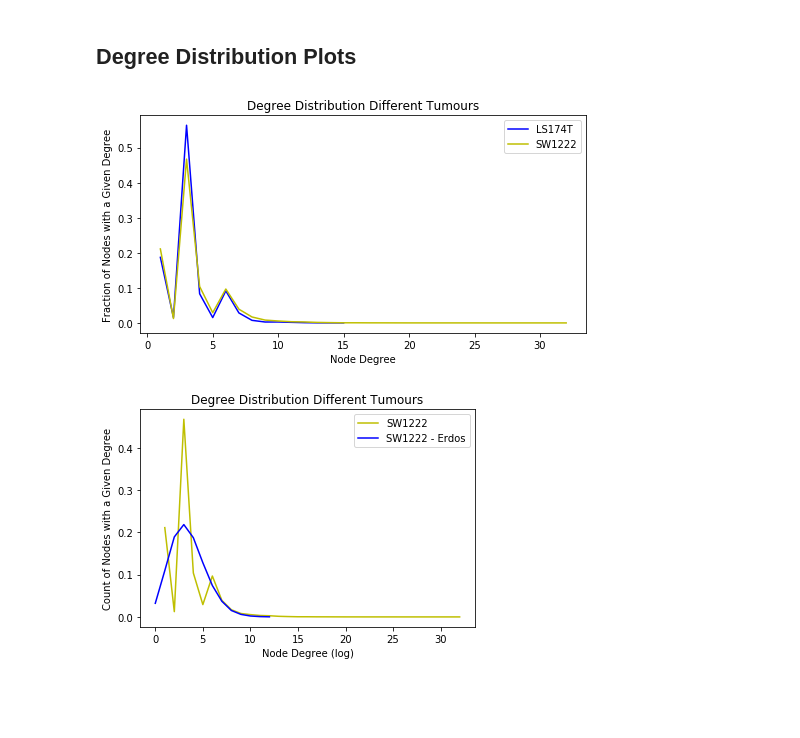
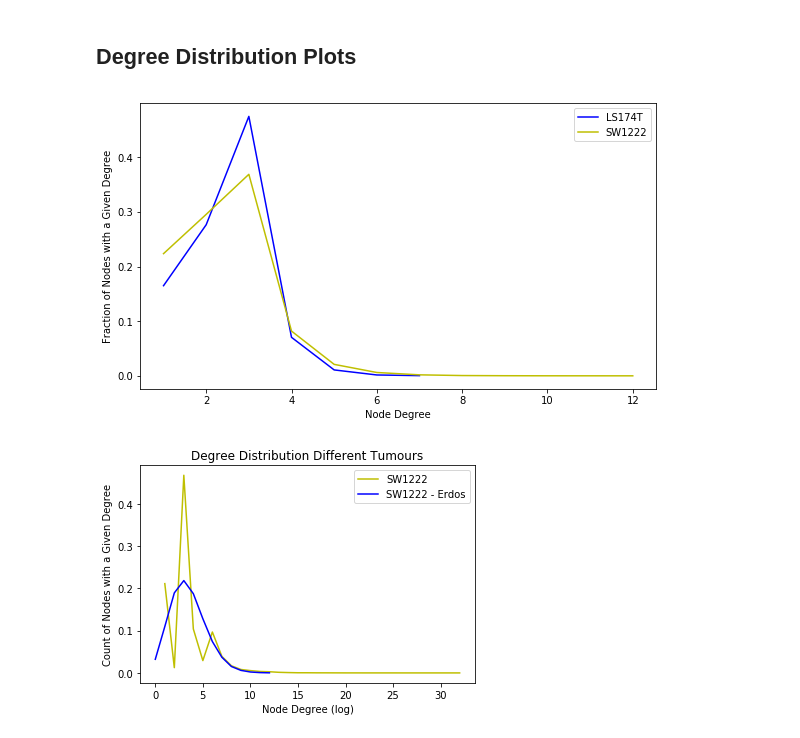
Before and after one commit to magdyksaleh/cs224w_ssm, a Jupyter notebook: notebooks/prelimAnalysis.ipynb, the cells around one changed output. Drawn from its saved outputs; the diff is of its cells as text; code cells hidden in the pictures; blank space fills up the shorter version.

```diff
--- a/notebooks/prelimAnalysis.ipynb
+++ b/notebooks/prelimAnalysis.ipynb
@@ -46,9 +46,9 @@ def getDataPointsToPlot(Graph):
     X,Y = zip(*[(x,y) for x,y in zip(X,Y) if y > 0])
     return X, Y
 # %%
-G_LS174t = snap.LoadEdgeList(snap.PNEANet, "../data/Edgelist/LS174T_clean_EdgesList.txt", 0, 1)
-G_SW1222 = snap.LoadEdgeList(snap.PNEANet, "../data/Edgelist/SW1222_clean_EdgesList.txt", 0, 1)
-G_Mes    = snap.LoadEdgeList(snap.PNEANet, "../data/Edgelist/Mesentery_clean_EdgeList.txt", 0, 1)
+G_LS174t = snap.LoadEdgeList(snap.PNEANet, "../data/Edgelist_v2/LS174T_clean_EdgesList.txt", 0, 1)
+G_SW1222 = snap.LoadEdgeList(snap.PNEANet, "../data/Edgelist_v2/SW1222_clean_EdgesList.txt", 0, 1)
+G_Mes    = snap.LoadEdgeList(snap.PNEANet, "../data/Edgelist_v2/Mesentery_clean_EdgeList.txt", 0, 1)
 X_LS174T, Y_LS174T = getDataPointsToPlot(G_LS174t)
 X_SW1222, Y_SW1222 = getDataPointsToPlot(G_SW1222)
 X_Mes, Y_Mes = getDataPointsToPlot(G_Mes)
@@ -69,16 +69,16 @@ X_ER_Mes, Y_ER_Mes = getDataPointsToPlot(G_ER_Mes)
 # %%
 plt.plot(X_LS174T, Y_LS174T, color = 'b', label = 'LS174T')
 plt.plot(X_SW1222, Y_SW1222, color = 'y', label = 'SW1222')
 plt.xlabel('Node Degree')
 plt.ylabel('Fraction of Nodes with a Given Degree')
-plt.title('Degree Distribution Different Tumours')
+# plt.title('Degree Distribution Different Tumours')
 plt.legend()
-plt.gcf().set_figheight(4)
-plt.gcf().set_figwidth(8)
-plt.savefig("tumour_deg_dist.pdf")
+# plt.gcf().set_figheight(4)
+plt.gcf().set_size_inches(9.25,5.25)
+plt.savefig("../figs/tumour_deg_dist.pdf")
 plt.show()
 # %% [output]
-[figure, old version]
+[figure, new version]
 # %%
 plt.plot(X_SW1222, Y_SW1222, color = 'y', label = 'SW1222')
 plt.plot(X_ER_SW, Y_ER_SW, color = 'b', label = 'SW1222 - Erdos')
```
Also changed, not shown: parts of 1 cell of this notebook, 11 other files.
